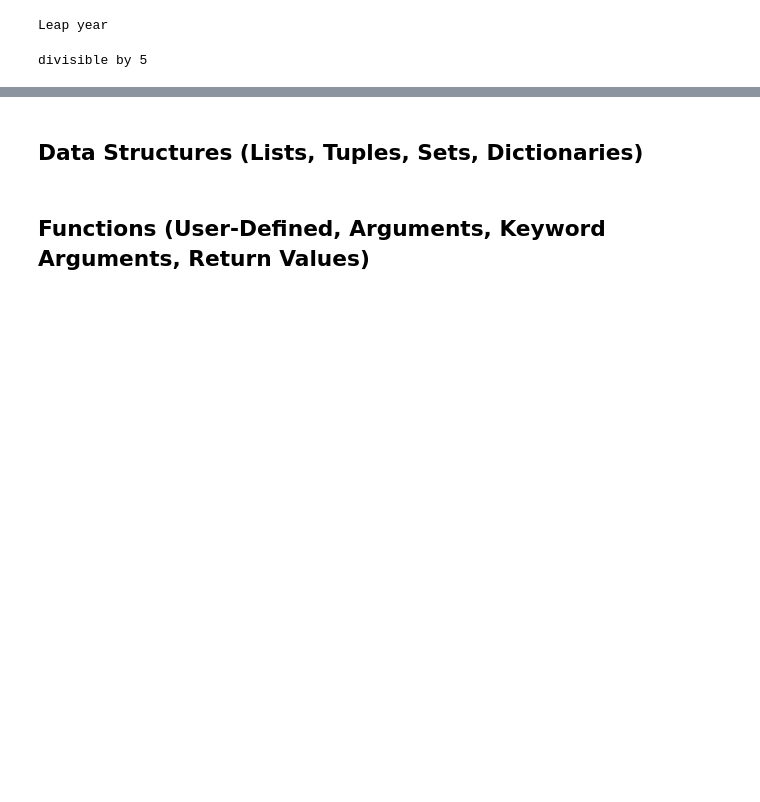
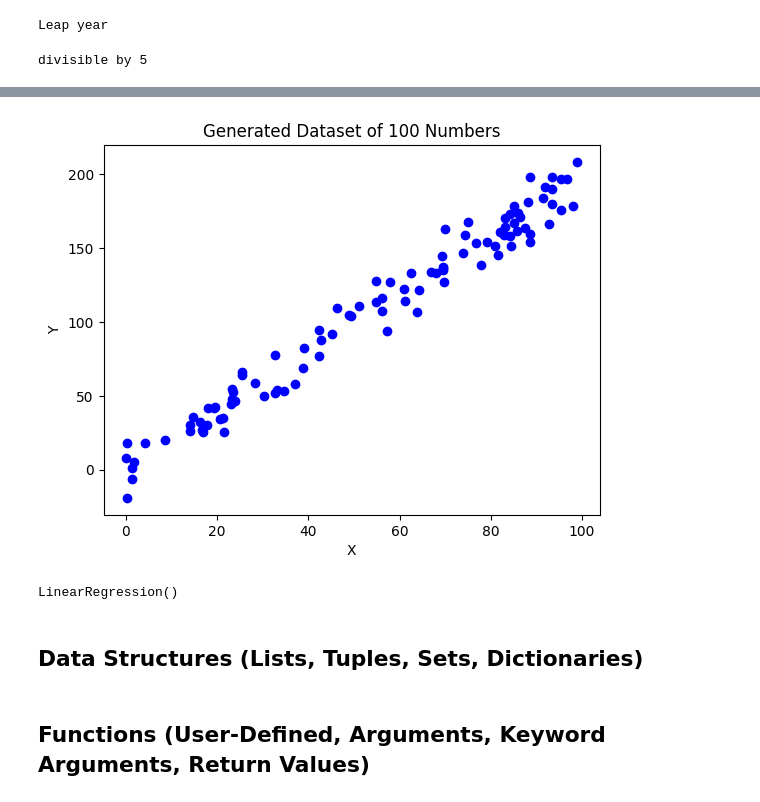
Before and after one commit to Jyothika216/pythonassignment, a Jupyter notebook: assignments/Assignment_01.ipynb, the cells around one changed output, grey strips where cells are left out. Cells and saved outputs as stored; diff of their text form; code cells hidden in the pictures; blank space fills up the shorter version.

```diff
--- a/assignments/Assignment_01.ipynb
+++ b/assignments/Assignment_01.ipynb
@@ -96,3 +128,16 @@ divisible by 5
+# %%
+plt.scatter(X, Y, color='blue')
+plt.title("Generated Dataset of 100 Numbers")
+plt.xlabel("X")
+plt.ylabel("Y")
+plt.show()
+# %% [output]
+[figure, added]
+# %%
+model = LinearRegression()
+model.fit(X, Y)
+# %% [output]
+LinearRegression()
 # %%
 # Write a Python program to print numbers from 1 to 10 using a for loop.
 # %%
```
Also changed, not shown: parts of 7 cells of this notebook.
